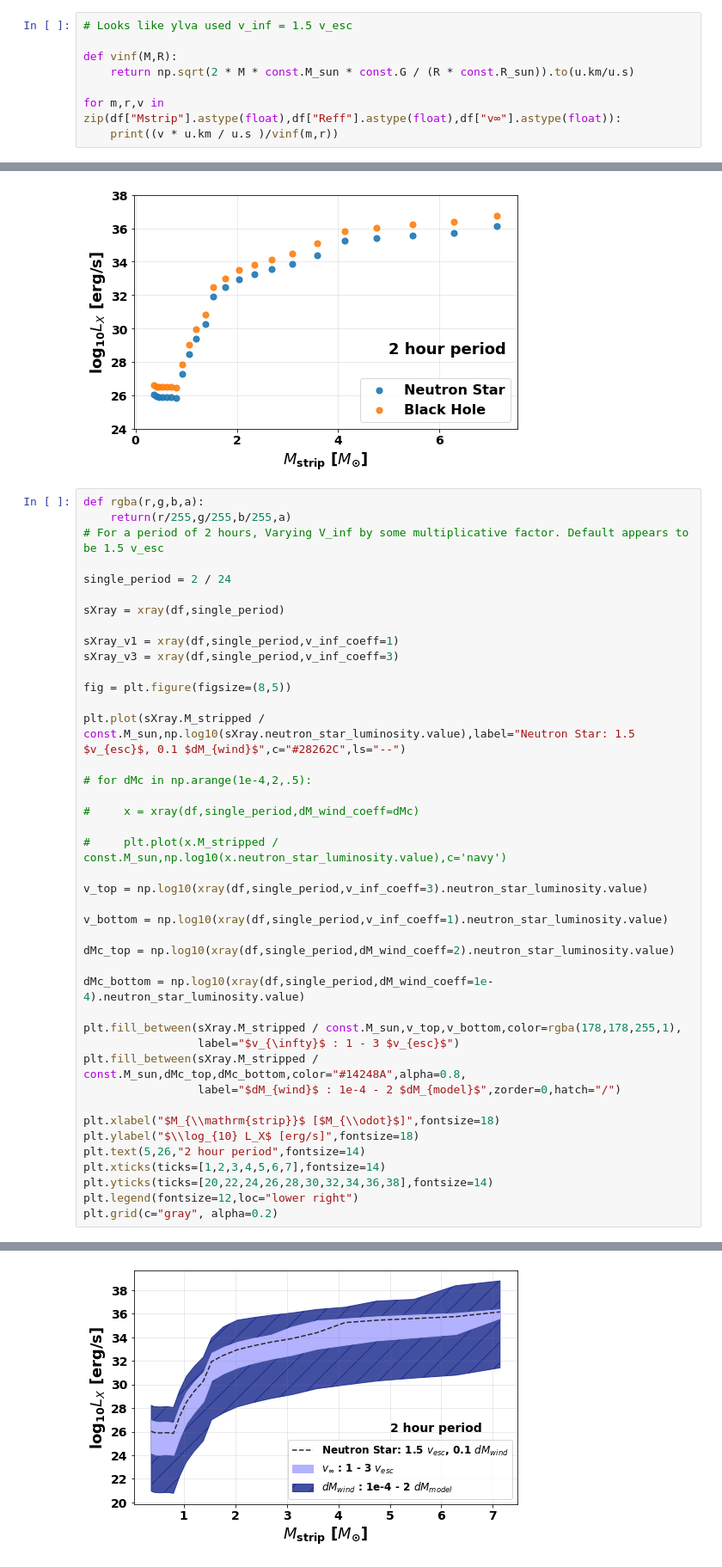
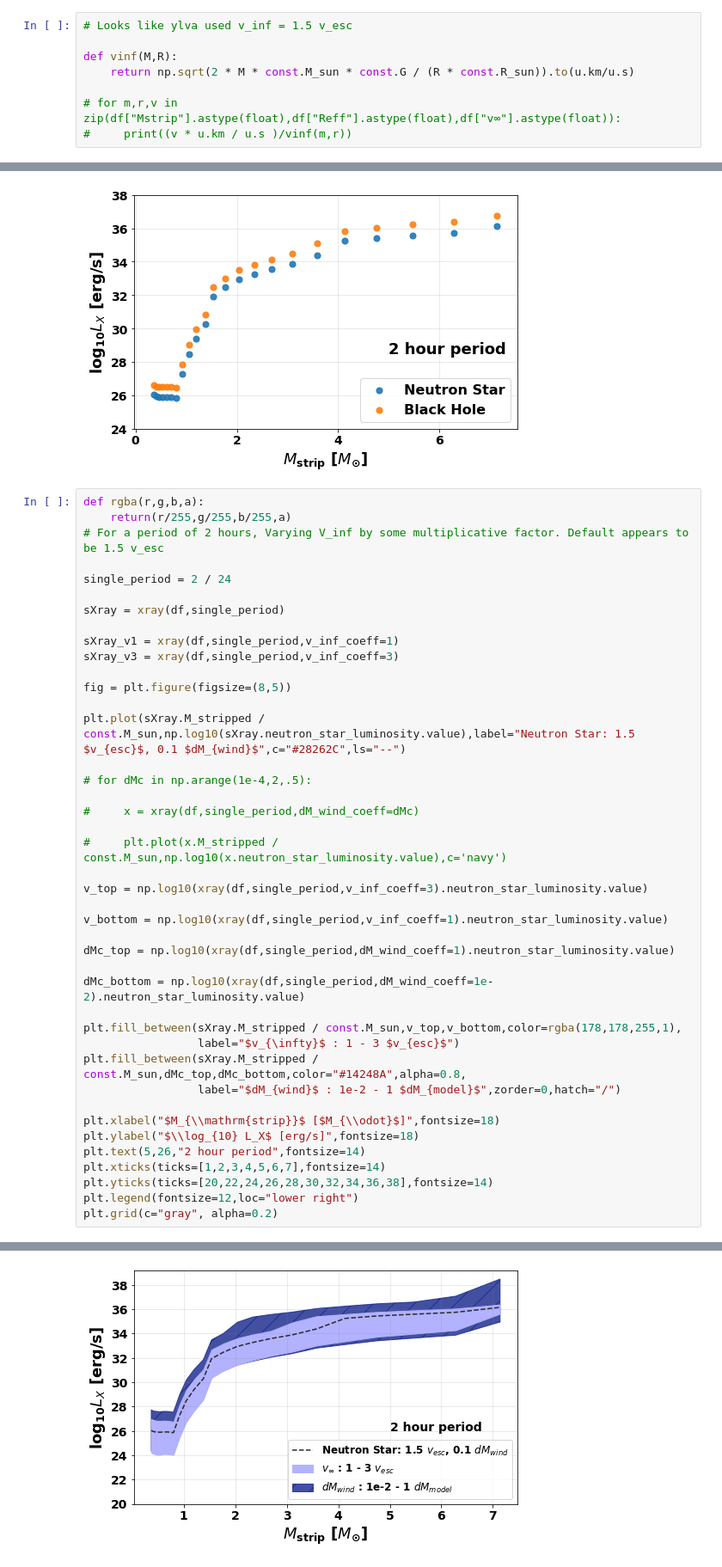
Before and after one commit to AstroLudwig/ChandraXrayBinaries, a Jupyter notebook: Xray/XrayLuminosity.ipynb, the cells around one changed output, grey strips where cells are left out. Shown at 86% size. Saved outputs shown, nothing was run; the diff lists cells and outputs as text.

Commit message:
increased minimum wind mass loss rate

```diff
--- a/Xray/XrayLuminosity.ipynb
+++ b/Xray/XrayLuminosity.ipynb
@@ -34,5 +34,5 @@ rcParams['font.size'] = fsize
 def vinf(M,R):
     return np.sqrt(2 * M * const.M_sun * const.G / (R * const.R_sun)).to(u.km/u.s)
 
-for m,r,v in zip(df["Mstrip"].astype(float),df["Reff"].astype(float),df["v∞"].astype(float)):
-    print((v * u.km / u.s )/vinf(m,r))
+# for m,r,v in zip(df["Mstrip"].astype(float),df["Reff"].astype(float),df["v∞"].astype(float)):
+#     print((v * u.km / u.s )/vinf(m,r))
@@ -502,14 +467,14 @@ v_top = np.log10(xray(df,single_period,v_inf_coeff=3).neutron_star_luminosity.va
 
 v_bottom = np.log10(xray(df,single_period,v_inf_coeff=1).neutron_star_luminosity.value)
 
-dMc_top = np.log10(xray(df,single_period,dM_wind_coeff=2).neutron_star_luminosity.value)
+dMc_top = np.log10(xray(df,single_period,dM_wind_coeff=1).neutron_star_luminosity.value)
 
-dMc_bottom = np.log10(xray(df,single_period,dM_wind_coeff=1e-4).neutron_star_luminosity.value)
+dMc_bottom = np.log10(xray(df,single_period,dM_wind_coeff=1e-2).neutron_star_luminosity.value)
 
 plt.fill_between(sXray.M_stripped / const.M_sun,v_top,v_bottom,color=rgba(178,178,255,1),
                  label="$v_{\infty}$ : 1 - 3 $v_{esc}$")
 plt.fill_between(sXray.M_stripped / const.M_sun,dMc_top,dMc_bottom,color="#14248A",alpha=0.8,
-                 label="$dM_{wind}$ : 1e-4 - 2 $dM_{model}$",zorder=0,hatch="/")
+                 label="$dM_{wind}$ : 1e-2 - 1 $dM_{model}$",zorder=0,hatch="/")
 
 plt.xlabel("$M_{\\mathrm{strip}}$ [$M_{\\odot}$]",fontsize=18)
 plt.ylabel("$\\log_{10} L_X$ [erg/s]",fontsize=18)
@@ -522 +488 @@ plt.grid(c="gray", alpha=0.2)
-[figure, old version]
+[figure, new version]
```
Also changed, not shown: parts of 6 cells of this notebook, 1 other file.
